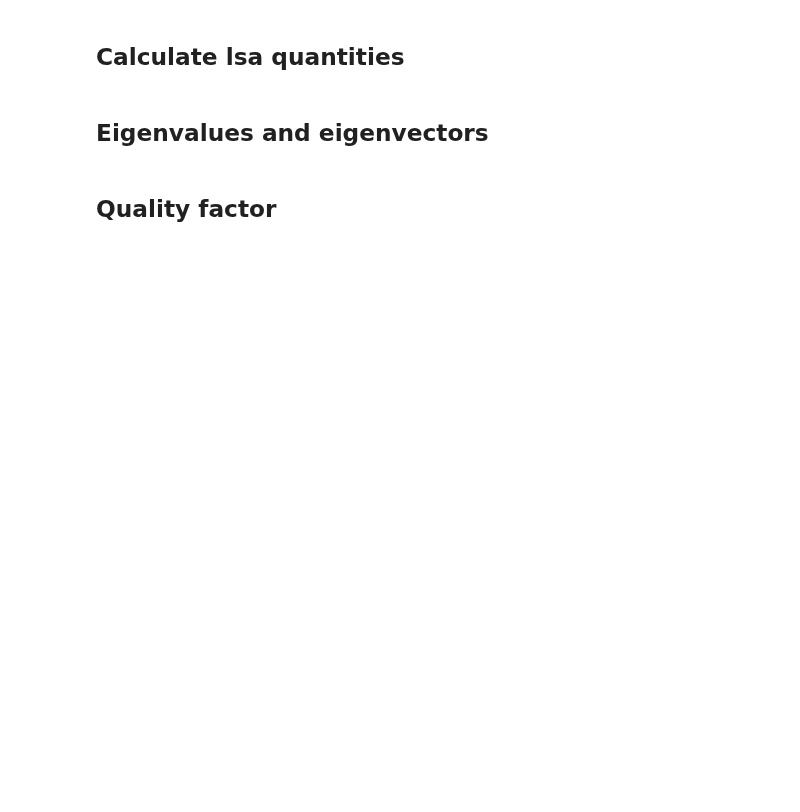
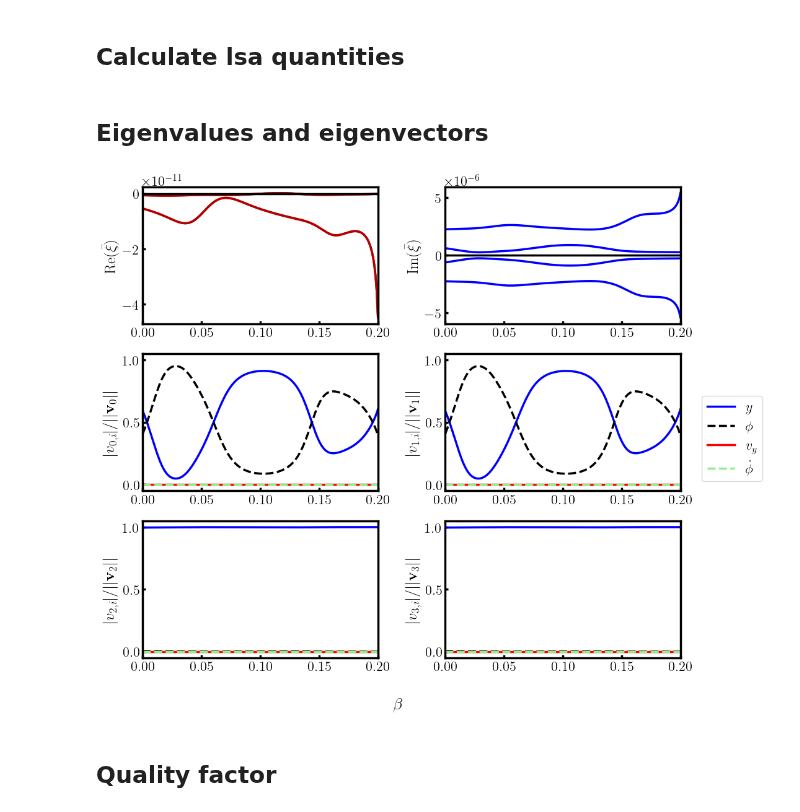
Before and after one commit to jadonylin/relativistic-lightsail-dynamics, a Jupyter notebook: Dynamics/plot_lsa_spectra.ipynb, the cells around one changed output. Drawn from its saved outputs; the diff is of its cells as text; code cells hidden in the pictures; blank space fills up the shorter version.

```diff
--- a/Dynamics/plot_lsa_spectra.ipynb
+++ b/Dynamics/plot_lsa_spectra.ipynb
@@ -107,34 +107,36 @@ axs_flat[0].plot(betas, real_eigvals, color=colorReal, linewidth=l_width)
 axs_flat[1].plot(betas, imag_eigvals, color=colorImag, linewidth=l_width)
 axs_flat[0].set_yscale('linear')
 axs_flat[1].set_yscale('linear')
 axs_flat[0].set(xlim=(betas[0],betas[-1]))
 axs_flat[1].set(xlim=(betas[0],betas[-1]))
 dynplot.show_standard_axes(axs_flat[0], None, xlabel=None, ylabel=r"$\Re(\xi)$ (s$^{-1}$)" if not normalise else r"$\Re(\bar{\xi})$", show_zero_line=True)
 dynplot.show_standard_axes(axs_flat[1], None, xlabel=None, ylabel=r"$\Im(\xi)$ (s$^{-1}$)" if not normalise else r"$\Im(\bar{\xi})$", show_zero_line=True)
 
 axs_flat = axs_flat[2:]
 # axs_flat[1], axs_flat[2] = axs_flat[2], axs_flat[1]  # switch so that degenerate eigvec magnitudes are shown in columns
 for eigvec_idx, ax in enumerate(axs_flat):
     ax.plot(betas, eigvec_moduli[:,0,eigvec_idx], label=r"$y$", color=colorY2, linewidth=l_width)
     ax.plot(betas, eigvec_moduli[:,1,eigvec_idx], label=r"$\phi$", color=colorphi2, linewidth=l_width, linestyle="--")
     ax.plot(betas, eigvec_moduli[:,2,eigvec_idx], label=r"$v_y$", color=colorvY2, linewidth=l_width)
     ax.plot(betas, eigvec_moduli[:,3,eigvec_idx], label=r"$\dot{\phi}$", color=colorvphi2, linewidth=l_width, linestyle="--")
 
     if log_axis:
         ax.set(xlim=(betas[0],betas[-1]), ylim=(1e-9,1e1))
         ax.set_yscale('log')
     else:
         ax.set(xlim=(betas[0],betas[-1]), ylim=(-0.05,1.05))
     ax = dynplot.show_standard_axes(ax, None, xlabel=None, ylabel=rf"$|v_{{{eigvec_idx},i}}|/||\mathbf{{v}}_{{{eigvec_idx}}}||$", show_zero_line=False)
 
 
 eigvec_fig.supxlabel(r"$\beta$")
 handles, labels = ax.get_legend_handles_labels()
 leg = eigvec_fig.legend(handles, labels, loc='center right', bbox_to_anchor=(1.1,0.5))
 
 ftype = ".pdf"
-save_fname = fname_preamble + f"/Dynamics/{runID}_eigen_normalise{normalise}" + ftype
+save_fname = str(fname_preamble) + f"/{runID}_eigen_normalise{normalise}" + ftype
 eigvec_fig.savefig(save_fname, bbox_inches="tight")
+# %% [output]
+[figure, added]
 # %% [markdown]
 ## Quality factor
 # %%
```
Also changed, not shown: parts of 4 cells of this notebook, 3 other files.
